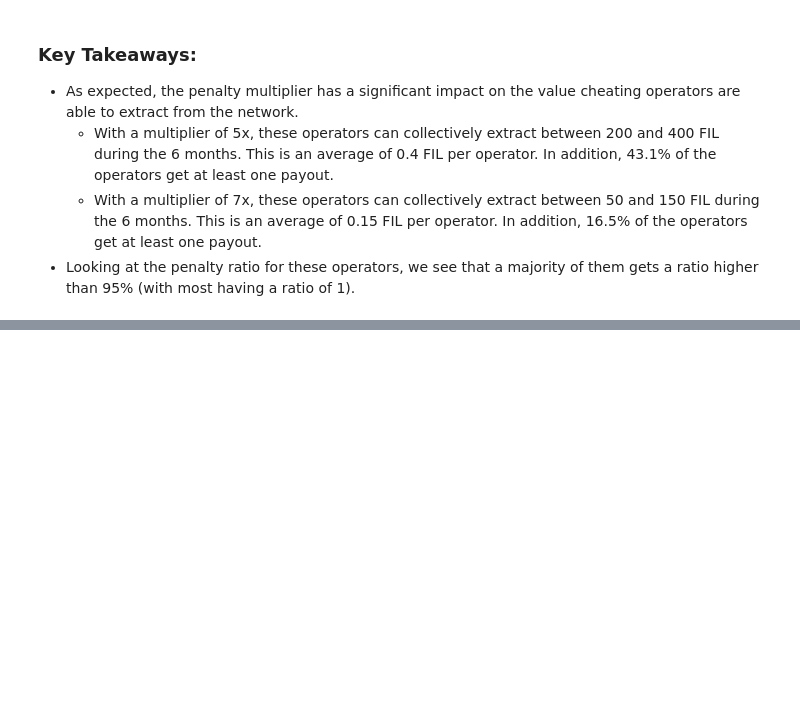
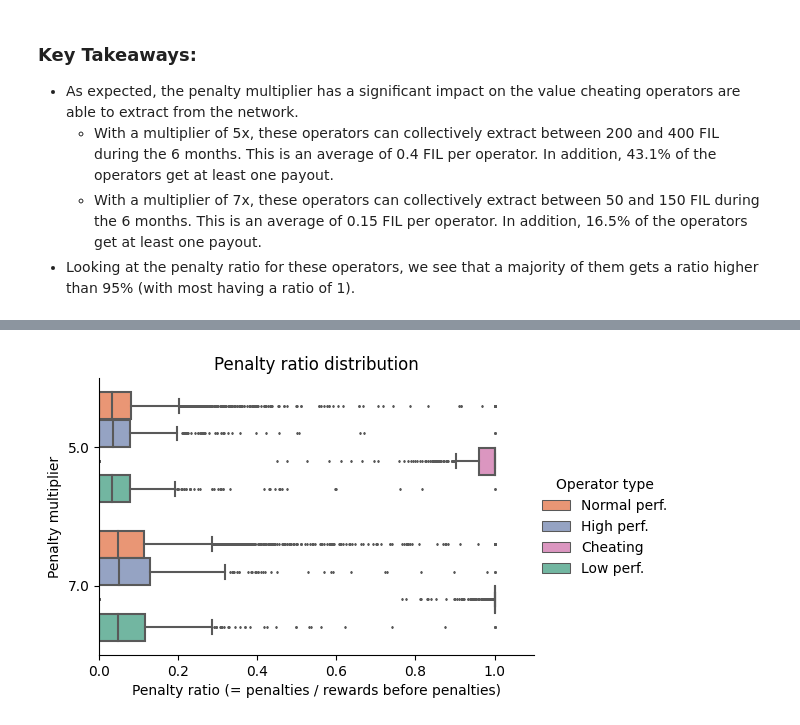
Before and after one commit to protocol/cel-retrieval, a Jupyter notebook: saturn-aliens/notebooks/4.1-full_sim_growth_reward.ipynb, the cells around one changed output, grey strips where cells are left out. Saved outputs shown, nothing was run; the diff lists cells and outputs as text; code cells hidden in the pictures; blank space fills up the shorter version.

```diff
--- a/saturn-aliens/notebooks/4.1-full_sim_growth_reward.ipynb
+++ b/saturn-aliens/notebooks/4.1-full_sim_growth_reward.ipynb
@@ -422,0 +447,14 @@ plt.show()
+# %%
+temp_df = full_sim_df
+temp_df["penalty_ratio"] = temp_df["total_penalty"]/(temp_df["total_penalty"]+temp_df["total_payout"])
+temp_df["penalty_ratio"] = temp_df["penalty_ratio"].fillna(0)
+temp_df = full_sim_df[full_sim_df["penalty_ratio"]<np.inf]
+
+g = sns.catplot(y="penalty_multiplier", x="penalty_ratio", hue="Operator type",height=3.5,aspect=1.5,
+                kind="box", data=temp_df, fliersize=1, palette=op_types_palette)
+g.set(xlim=(0, 1.1))
+g.set_axis_labels("Penalty ratio (= penalties / rewards before penalties)", "Penalty multiplier")
+plt.title('Penalty ratio distribution')
+plt.show()
+# %% [output]
+[figure, added]
```
Also changed, not shown: parts of 8 cells of this notebook, 2 other files.
